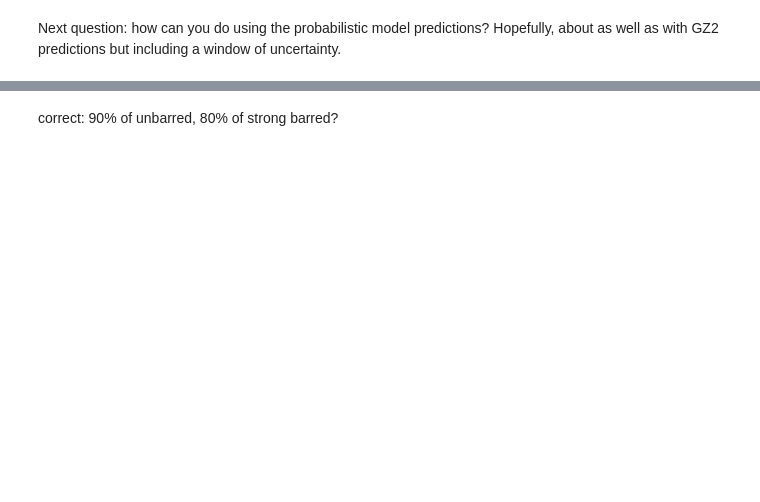
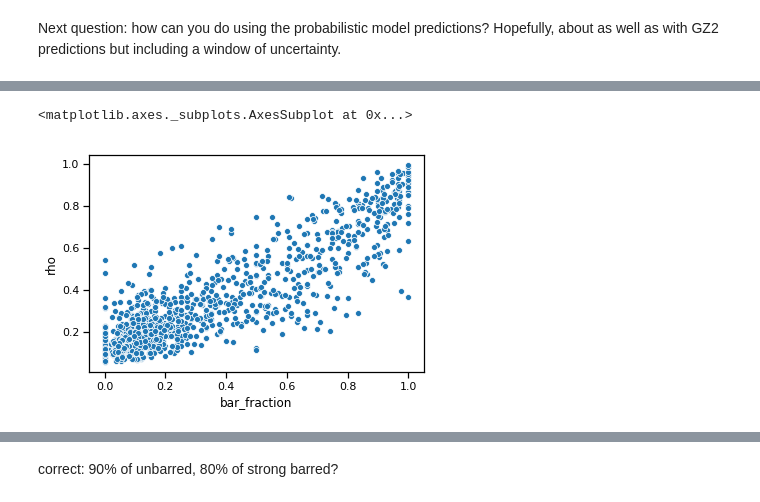
Before and after one commit to colinleach/zoobot, a Jupyter notebook: notebooks/ds18_comparison.ipynb, the cells around one changed output, grey strips where cells are left out. Saved outputs shown, nothing was run; the diff lists cells and outputs as text; code cells hidden in the pictures; blank space fills up the shorter version.

```diff
--- a/notebooks/ds18_comparison.ipynb
+++ b/notebooks/ds18_comparison.ipynb
@@ -259,0 +334,5 @@ gz2_dl_probs = np.ones((len(test_df), n_votes)) / n_votes
+# %%
+sns.scatterplot(data=gz2_dl_test_df, x='bar_fraction', y='rho')
+# %% [output]
+<matplotlib.axes._subplots.AxesSubplot at 0x...>
+[figure, added]
```
Also changed, not shown: parts of 51 cells of this notebook, 5 other files.
